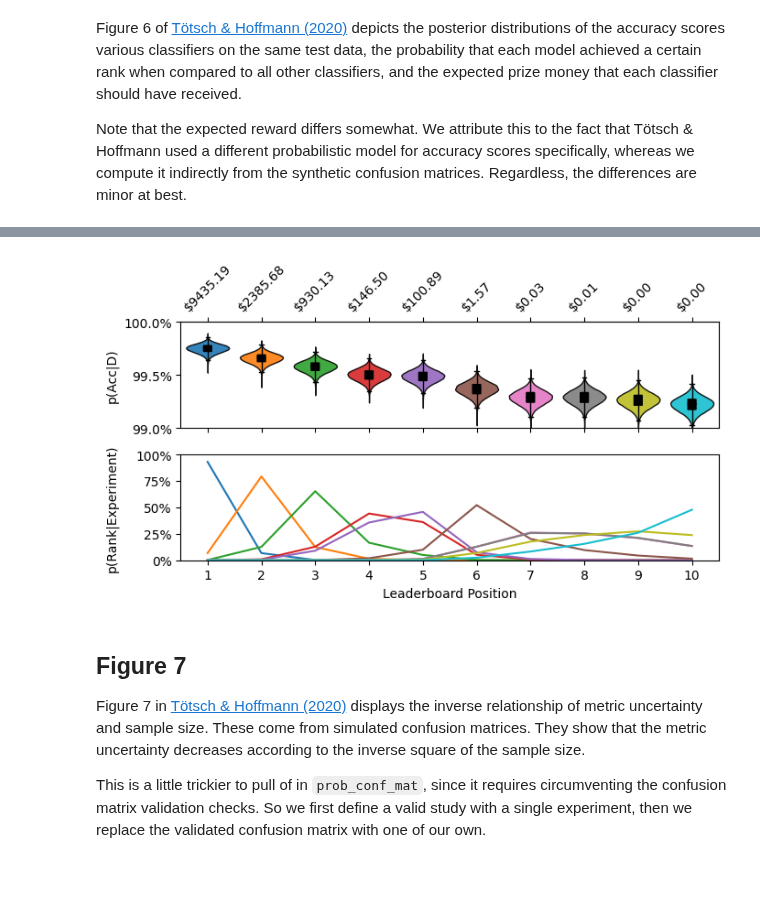
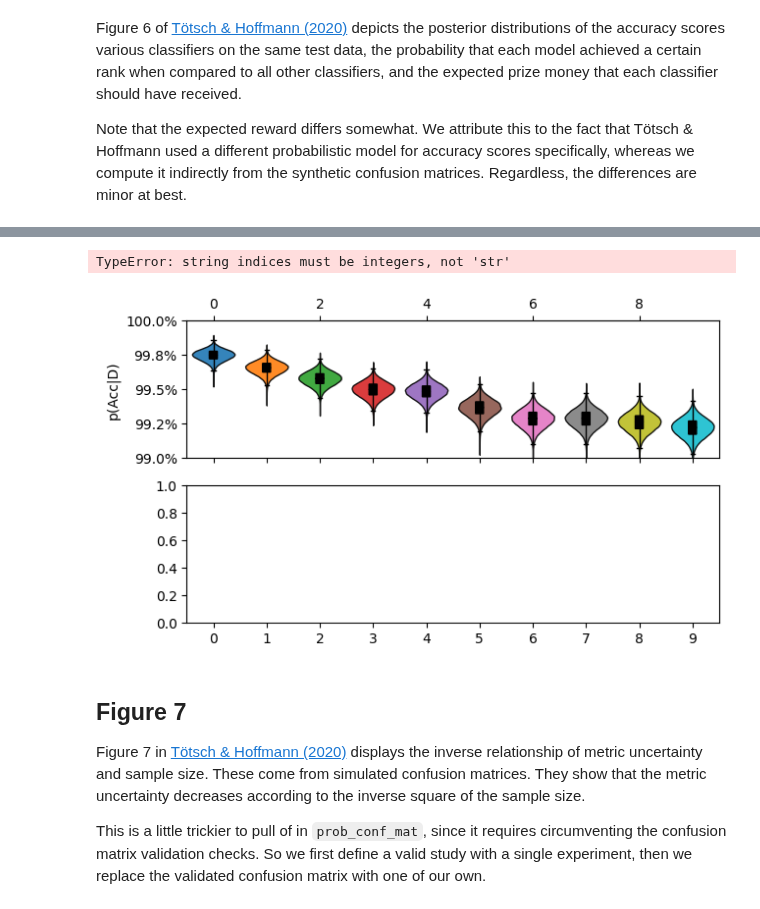
Before and after one commit to ioverho/prob_conf_mat, a Jupyter notebook: documentation/Explanation/totsch_replication.ipynb, the cells around one changed output, grey strips where cells are left out. Cells and saved outputs as stored; diff of their text form; code cells hidden in the pictures; blank space fills up the shorter version.

Commit message:
revamped listwise comparisons | refactored documentation

```diff
--- a/documentation/Explanation/totsch_replication.ipynb
+++ b/documentation/Explanation/totsch_replication.ipynb
@@ -427,14 +446,6 @@ import numpy as np
 import matplotlib.pyplot as plt
 
 listwise_comparsion_result = study.get_listwise_comparsion_result(metric="acc")
-
-expected_rewards = np.dot(
-    listwise_comparsion_result.p_rank_given_experiment,
-    np.pad(
-        np.array([10000, 2000, 1000]),
-        (0, listwise_comparsion_result.p_rank_given_experiment.shape[0] - 3),
-    ),
-)
 
 cmap = plt.get_cmap("tab10")
 
@@ -487,32 +498,36 @@ ax[0].yaxis.set_major_formatter("{x:.1%}")
 ax[0].set_ylabel("p(Acc|D)")
 
 # Add the expected rewards
 secx = ax[0].secondary_xaxis("top")
 
 secx.set_xticks(
     np.arange(10),
     rotation=45,
     ha="center",
-    labels=[f"${r:.2f}" for r in expected_rewards],
+    labels=[
+        f"${expected_reward[experiment_name]:.2f}"
+        for experiment_name in listwise_comparsion_result.experiment_names
+    ],
 )
 
 # Axis 1: p(rank|experiment) ===================================================
 for i in range(listwise_comparsion_result.p_rank_given_experiment.shape[0]):
     ax[1].plot(listwise_comparsion_result.p_rank_given_experiment[i, :], c=cmap(i))
 
 ax[1].set_ylim(0, 1)
 ax[1].yaxis.set_major_formatter("{x:.0%}")
 
 ax[1].set_xticks(np.arange(10))
 ax[1].set_xticklabels(np.arange(10) + 1)
 ax[1].set_xlim(-0.5, 9.5)
 
 ax[1].set_ylabel("p(Rank|Experiment)")
 
 ax[1].set_xlabel("Leaderboard Position")
 
 fig.align_ylabels(ax)
 
 fig.tight_layout()
 # %% [output]
+TypeError: string indices must be integers, not 'str'
-[figure, old version]
+[figure, new version]
```
Also changed, not shown: parts of 2 cells of this notebook, 47 other files.
